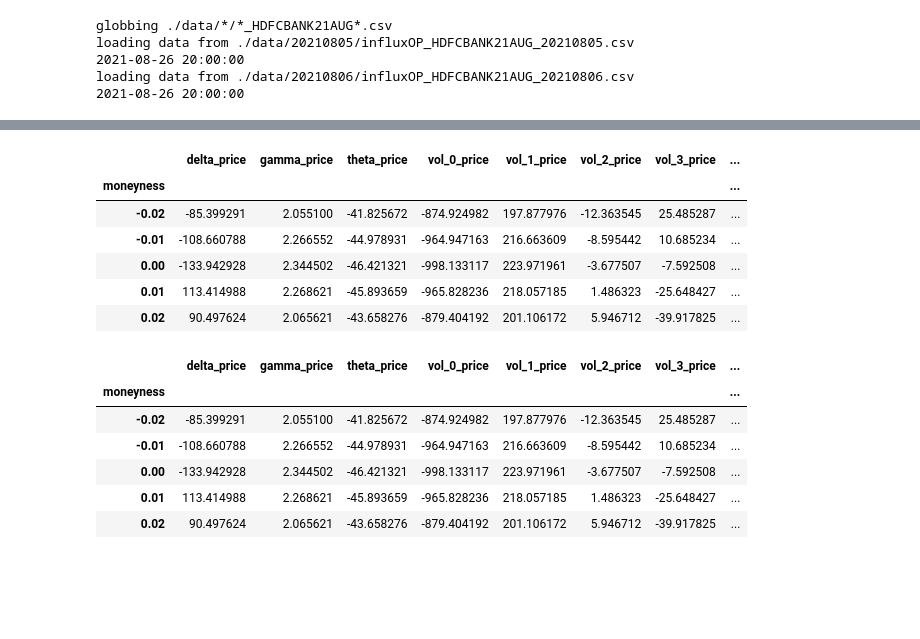
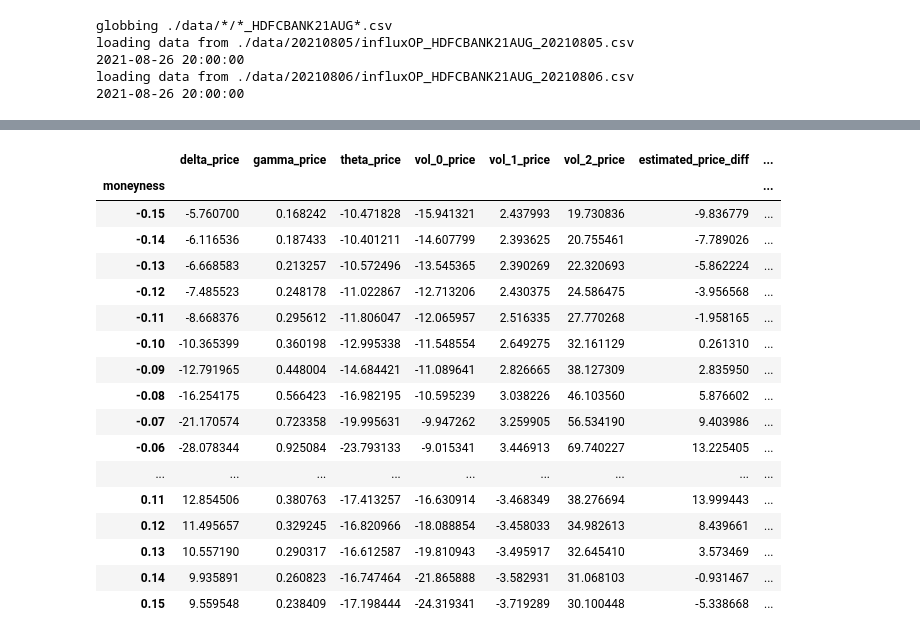
Before and after one commit to srajangarg/irage-assignment, a Jupyter notebook: work/playground.ipynb, the cells around one changed output, grey strips where cells are left out. Cells and saved outputs as stored; diff of their text form; code cells hidden in the pictures; blank space fills up the shorter version.

```diff
--- a/work/playground.ipynb
+++ b/work/playground.ipynb
@@ -32,9 +46,8 @@ oc_pairs = ts.get_option_chain_pairs()
 oc1 = oc_pairs['HDFCBANK'][0]
 oc2 = oc_pairs['HDFCBANK'][1]
 
-model1 = SVIModel()
-model2 = SVIModel()
-
+model1 = IVPolynomial(2)
+model2 = IVPolynomial(2)
 oc1.fit_iv_model(model1)
 oc2.fit_iv_model(model2)
 # %% [output]
@@ -58,0 +141,6 @@ model1.params, model2.params
+# %%
+model1 = IVPolynomial(2)
+model2 = IVPolynomial(2)
+
+oc1.fit_iv_model(model1)
+oc2.fit_iv_model(model2)
@@ -72,10 +166,21 @@ res1
 # %%
-oc1.estimate_price_diff_df(oc2, max_moneyness=0.02)
+oc1.estimate_price_diff_df(oc2, max_moneyness=0.15)
 # %% [output]
-|  | delta_price | gamma_price | theta_price | vol_0_price | vol_1_price | vol_2_price | vol_3_price | ... |
+|  | delta_price | gamma_price | theta_price | vol_0_price | vol_1_price | vol_2_price | estimated_price_diff | ... |
 | moneyness |  |  |  |  |  |  |  | ... |
-| -0.02 | -85.399291 | 2.055100 | -41.825672 | -874.924982 | 197.877976 | -12.363545 | 25.485287 | ... |
-| -0.01 | -108.660788 | 2.266552 | -44.978931 | -964.947163 | 216.663609 | -8.595442 | 10.685234 | ... |
-| 0.00 | -133.942928 | 2.344502 | -46.421321 | -998.133117 | 223.971961 | -3.677507 | -7.592508 | ... |
-| 0.01 | 113.414988 | 2.268621 | -45.893659 | -965.828236 | 218.057185 | 1.486323 | -25.648427 | ... |
-| 0.02 | 90.497624 | 2.065621 | -43.658276 | -879.404192 | 201.106172 | 5.946712 | -39.917825 | ... |
+| -0.15 | -5.760700 | 0.168242 | -10.471828 | -15.941321 | 2.437993 | 19.730836 | -9.836779 | ... |
+| -0.14 | -6.116536 | 0.187433 | -10.401211 | -14.607799 | 2.393625 | 20.755461 | -7.789026 | ... |
+| -0.13 | -6.668583 | 0.213257 | -10.572496 | -13.545365 | 2.390269 | 22.320693 | -5.862224 | ... |
+| -0.12 | -7.485523 | 0.248178 | -11.022867 | -12.713206 | 2.430375 | 24.586475 | -3.956568 | ... |
+| -0.11 | -8.668376 | 0.295612 | -11.806047 | -12.065957 | 2.516335 | 27.770268 | -1.958165 | ... |
+| -0.10 | -10.365399 | 0.360198 | -12.995338 | -11.548554 | 2.649275 | 32.161129 | 0.261310 | ... |
+| -0.09 | -12.791965 | 0.448004 | -14.684421 | -11.089641 | 2.826665 | 38.127309 | 2.835950 | ... |
+| -0.08 | -16.254175 | 0.566423 | -16.982195 | -10.595239 | 3.038226 | 46.103560 | 5.876602 | ... |
+| -0.07 | -21.170574 | 0.723358 | -19.995631 | -9.947262 | 3.259905 | 56.534190 | 9.403986 | ... |
+| -0.06 | -28.078344 | 0.925084 | -23.793133 | -9.015341 | 3.446913 | 69.740227 | 13.225405 | ... |
+| ... | ... | ... | ... | ... | ... | ... | ... | ... |
+| 0.11 | 12.854506 | 0.380763 | -17.413257 | -16.630914 | -3.468349 | 38.276694 | 13.999443 | ... |
+| 0.12 | 11.495657 | 0.329245 | -16.820966 | -18.088854 | -3.458033 | 34.982613 | 8.439661 | ... |
+| 0.13 | 10.557190 | 0.290317 | -16.612587 | -19.810943 | -3.495917 | 32.645410 | 3.573469 | ... |
+| 0.14 | 9.935891 | 0.260823 | -16.747464 | -21.865888 | -3.582931 | 31.068103 | -0.931467 | ... |
+| 0.15 | 9.559548 | 0.238409 | -17.198444 | -24.319341 | -3.719289 | 30.100448 | -5.338668 | ... |
@@ -88,10 +186,0 @@ df['vol_would_be'] = (df['actual_price_diff'] - df['wout_vol'])
-# %%
-df
-# %% [output]
-|  | delta_price | gamma_price | theta_price | vol_0_price | vol_1_price | vol_2_price | vol_3_price | ... |
-| moneyness |  |  |  |  |  |  |  | ... |
-| -0.02 | -85.399291 | 2.055100 | -41.825672 | -874.924982 | 197.877976 | -12.363545 | 25.485287 | ... |
-| -0.01 | -108.660788 | 2.266552 | -44.978931 | -964.947163 | 216.663609 | -8.595442 | 10.685234 | ... |
-| 0.00 | -133.942928 | 2.344502 | -46.421321 | -998.133117 | 223.971961 | -3.677507 | -7.592508 | ... |
-| 0.01 | 113.414988 | 2.268621 | -45.893659 | -965.828236 | 218.057185 | 1.486323 | -25.648427 | ... |
-| 0.02 | 90.497624 | 2.065621 | -43.658276 | -879.404192 | 201.106172 | 5.946712 | -39.917825 | ... |
```
Also changed, not shown: parts of 34 cells of this notebook, 5 other files.
